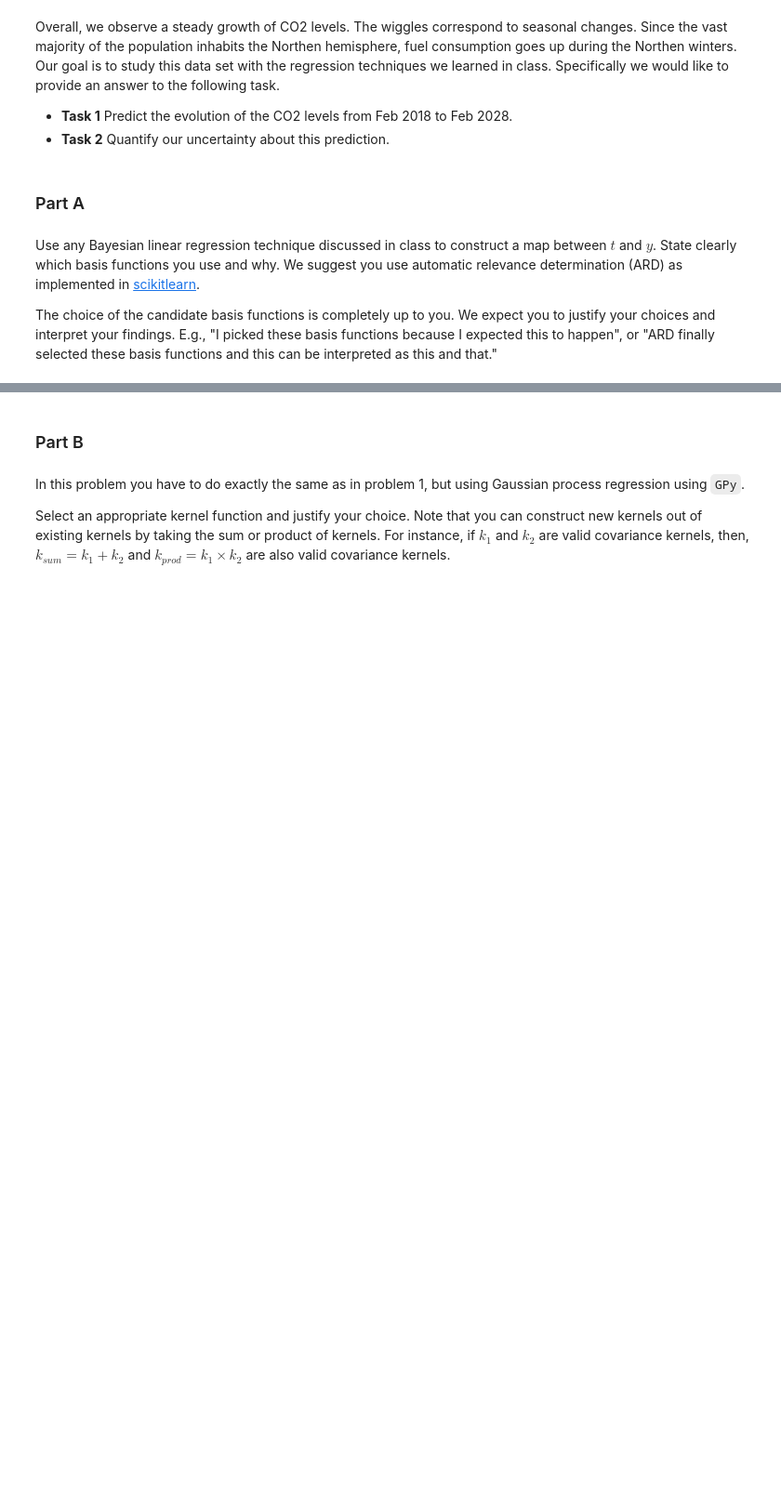
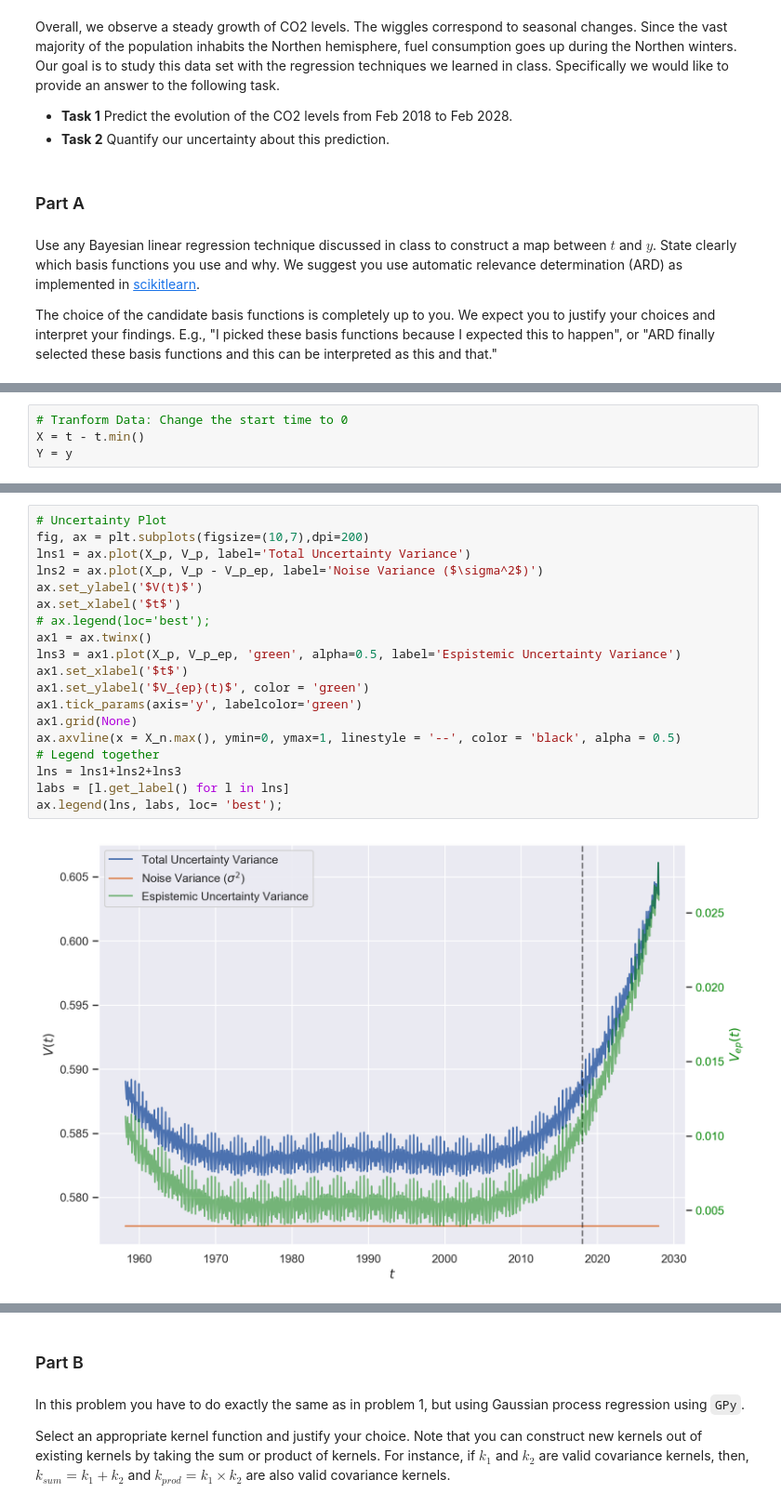
Before and after one commit to dhillonparveen/uq-course, a Jupyter notebook: homeworks/hw_04.ipynb, the cells around one changed output, grey strips where cells are left out. Shown at 93% size. Cells and saved outputs as stored; diff of their text form; blank space fills up the shorter version.

```diff
--- a/homeworks/hw_04.ipynb
+++ b/homeworks/hw_04.ipynb
@@ -339,0 +409,4 @@ The choice of the candidate basis functions is completely up to you. We expect y
+# %%
+# Tranform Data: Change the start time to 0
+X = t - t.min()
+Y = y
@@ -339,0 +497,21 @@ The choice of the candidate basis functions is completely up to you. We expect y
+# %%
+# Uncertainty Plot
+fig, ax = plt.subplots(figsize=(10,7),dpi=200)
+lns1 = ax.plot(X_p, V_p, label='Total Uncertainty Variance')
+lns2 = ax.plot(X_p, V_p - V_p_ep, label='Noise Variance ($\sigma^2$)')
+ax.set_ylabel('$V(t)$')
+ax.set_xlabel('$t$')
+# ax.legend(loc='best');
+ax1 = ax.twinx()
+lns3 = ax1.plot(X_p, V_p_ep, 'green', alpha=0.5, label='Espistemic Uncertainty Variance')
+ax1.set_xlabel('$t$')
+ax1.set_ylabel('$V_{ep}(t)$', color = 'green')
+ax1.tick_params(axis='y', labelcolor='green')
+ax1.grid(None)
+ax.axvline(x = X_n.max(), ymin=0, ymax=1, linestyle = '--', color = 'black', alpha = 0.5)
+# Legend together
+lns = lns1+lns2+lns3
+labs = [l.get_label() for l in lns]
+ax.legend(lns, labs, loc= 'best');
+# %% [output]
+[figure, added]
```
Also changed, not shown: parts of 35 cells of this notebook.
